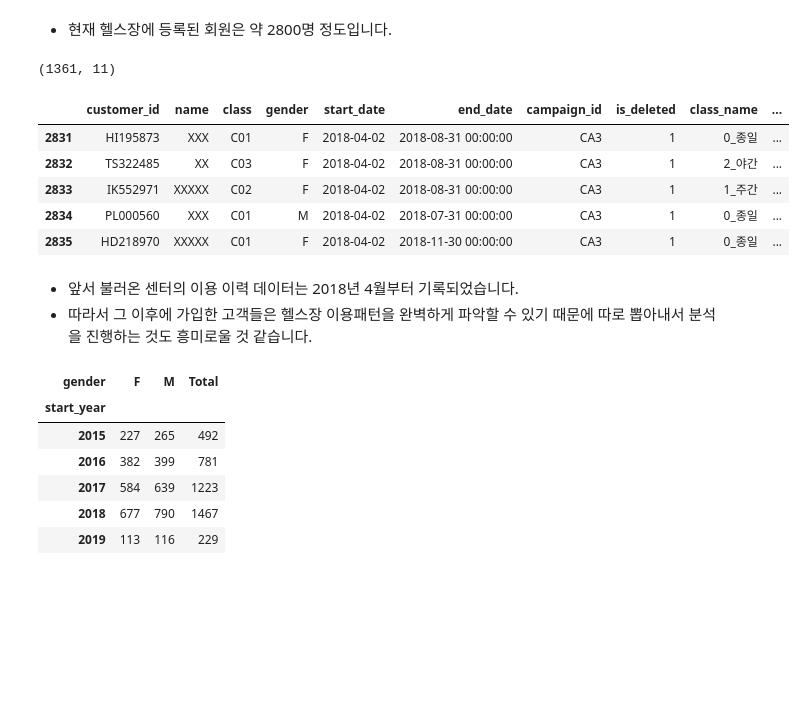
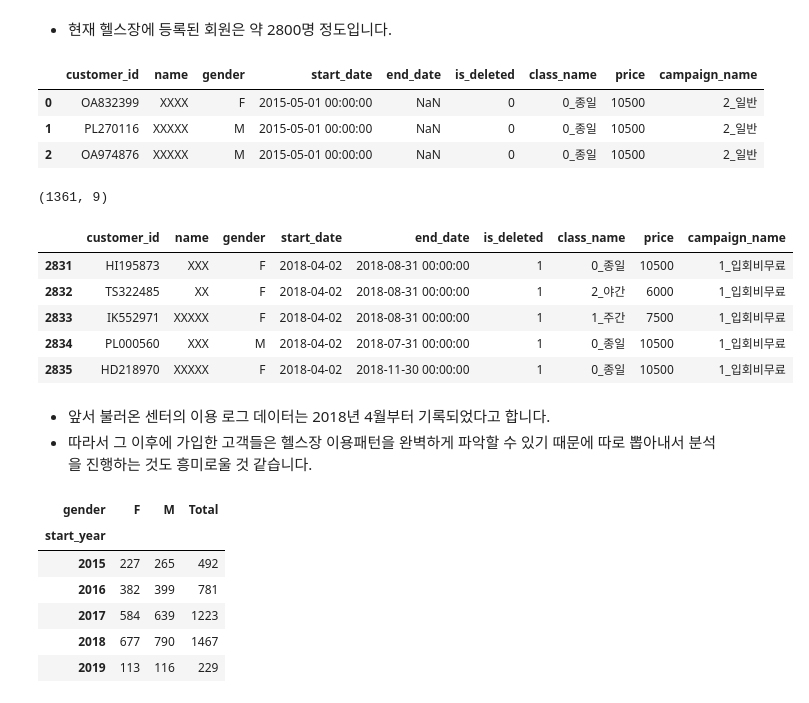
Before and after one commit to domug/DSL_21-1, a Jupyter notebook: EDA 세션/Part3/Part3. 헬스장 데이터 EDA.ipynb, the cells around one changed output. Cells and saved outputs as stored; diff of their text form; code cells hidden in the pictures; blank space fills up the shorter version.

```diff
--- a/EDA 세션/Part3/헬스장 데이터 EDA.ipynb
+++ b/EDA 세션/Part3/Part3. 헬스장 데이터 EDA.ipynb
@@ -85,5 +97,7 @@ campaign_master.head()
 # %%
 customer_join = pd.merge(customer, class_master, on="class", how="left")
-print(customer.shape)
+customer_join.drop("class", axis=1, inplace=True)
+
 print(customer_join.shape)
+customer_join.head(2)
 # %% [output]
@@ -92,5 +114,7 @@ print(customer_join.shape)
 # %%
 customer_join = pd.merge(customer_join, campaign_master, on="campaign_id", how="left")
+customer_join.drop("campaign_id", axis=1, inplace=True)
+
 print(customer_join.shape)
 customer_join.head()
 # %% [output]
@@ -194,27 +201,34 @@ Name: name, dtype: int64
 # %% [markdown]
 - 현재 헬스장에 등록된 회원은 약 2800명 정도입니다.
+# %%
+customer_join.head(3)
+# %% [output]
+|  | customer_id | name | gender | start_date | end_date | is_deleted | class_name | price | campaign_name |
+| 0 | OA832399 | XXXX | F | 2015-05-01 00:00:00 | NaN | 0 | 0_종일 | 10500 | 2_일반 |
+| 1 | PL270116 | XXXXX | M | 2015-05-01 00:00:00 | NaN | 0 | 0_종일 | 10500 | 2_일반 |
+| 2 | OA974876 | XXXXX | M | 2015-05-01 00:00:00 | NaN | 0 | 0_종일 | 10500 | 2_일반 |
 # %%
 # 2018 4월 이후 가입자 수 집계
 
 # start_date 칼럼 날짜자료형으로 변환
 customer_join.start_date = pd.to_datetime(customer_join.start_date)
 
 # 2018년 4월 이후 가입 고객들만 집계
-filter1 = customer_join.start_date > pd.to_datetime("2018.04.01")
+filter1 = (customer_join.start_date > pd.to_datetime("2018.04.01"))
 after_2018_04 = customer_join[filter1]
 
 print(after_2018_04.shape)
 after_2018_04.head()
 # %% [output]
-(1361, 11)
+(1361, 9)
-|  | customer_id | name | class | gender | start_date | end_date | campaign_id | is_deleted | class_name | ... |
-| 2831 | HI195873 | XXX | C01 | F | 2018-04-02 | 2018-08-31 00:00:00 | CA3 | 1 | 0_종일 | ... |
-| 2832 | TS322485 | XX | C03 | F | 2018-04-02 | 2018-08-31 00:00:00 | CA3 | 1 | 2_야간 | ... |
-| 2833 | IK552971 | XXXXX | C02 | F | 2018-04-02 | 2018-08-31 00:00:00 | CA3 | 1 | 1_주간 | ... |
-| 2834 | PL000560 | XXX | C01 | M | 2018-04-02 | 2018-07-31 00:00:00 | CA3 | 1 | 0_종일 | ... |
-| 2835 | HD218970 | XXXXX | C01 | F | 2018-04-02 | 2018-11-30 00:00:00 | CA3 | 1 | 0_종일 | ... |
+|  | customer_id | name | gender | start_date | end_date | is_deleted | class_name | price | campaign_name |
+| 2831 | HI195873 | XXX | F | 2018-04-02 | 2018-08-31 00:00:00 | 1 | 0_종일 | 10500 | 1_입회비무료 |
+| 2832 | TS322485 | XX | F | 2018-04-02 | 2018-08-31 00:00:00 | 1 | 2_야간 | 6000 | 1_입회비무료 |
+| 2833 | IK552971 | XXXXX | F | 2018-04-02 | 2018-08-31 00:00:00 | 1 | 1_주간 | 7500 | 1_입회비무료 |
+| 2834 | PL000560 | XXX | M | 2018-04-02 | 2018-07-31 00:00:00 | 1 | 0_종일 | 10500 | 1_입회비무료 |
+| 2835 | HD218970 | XXXXX | F | 2018-04-02 | 2018-11-30 00:00:00 | 1 | 0_종일 | 10500 | 1_입회비무료 |
 # %% [markdown]
-- 앞서 불러온 센터의 이용 이력 데이터는 2018년 4월부터 기록되었습니다.
+- 앞서 불러온 센터의 이용 로그 데이터는 2018년 4월부터 기록되었다고 합니다.
 - 따라서 그 이후에 가입한 고객들은 헬스장 이용패턴을 완벽하게 파악할 수 있기 때문에 따로 뽑아내서 분석을 진행하는 것도 흥미로울 것 같습니다.
 # %%
 # 가입자 수 등록연도/성별 집계
```
Also changed, not shown: parts of 30 cells of this notebook, 10 other files.
